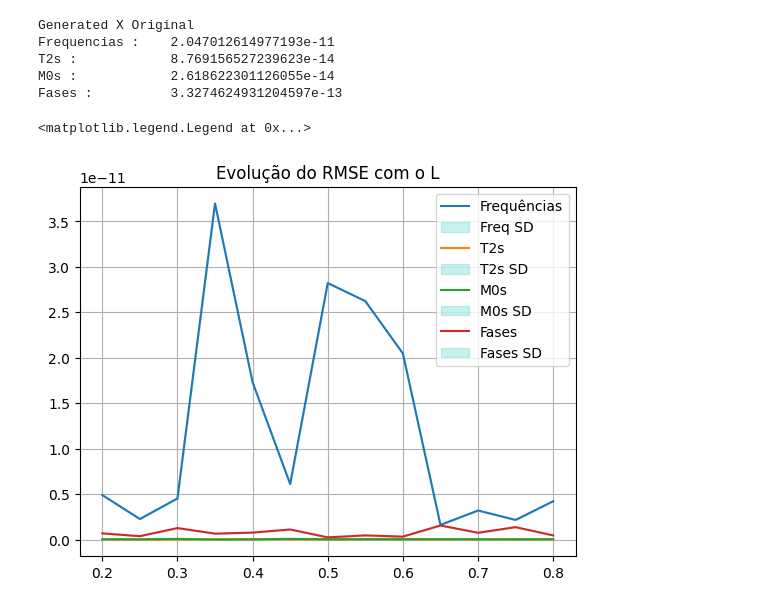
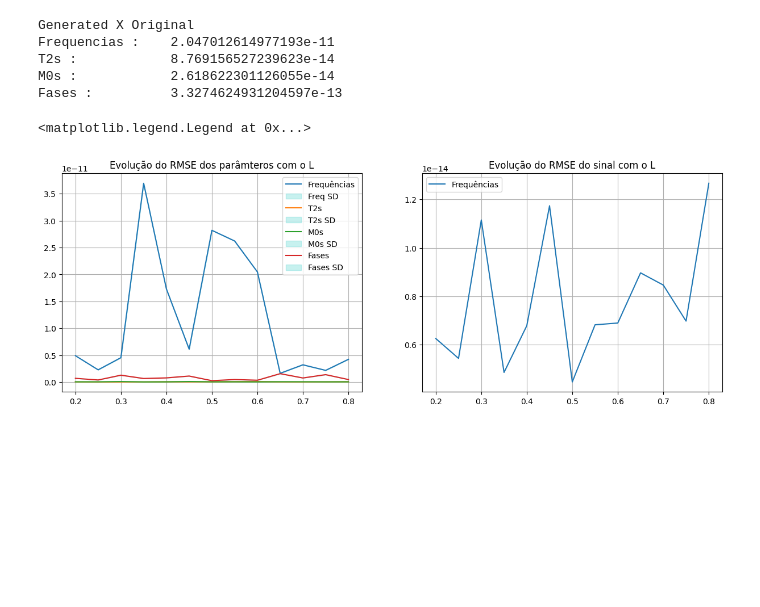
Before and after one commit to JoaoDell/MRI-study, a Jupyter notebook: examples/MPM/L_testing.ipynb, the cells around one changed output. Saved outputs shown, nothing was run; the diff lists cells and outputs as text; code cells hidden in the pictures; blank space fills up the shorter version.

Commit message:
update : svd and L testing updates

```diff
--- a/examples/MPM/L_testing.ipynb
+++ b/examples/MPM/L_testing.ipynb
@@ -127,25 +128,28 @@ for i in range(L.size):
 # %%
-file = open(folder_name + "l_testing_avg" + filename_end + ".csv", "w")
-file.write(",".join(f'{x:.6f}' for x in L) + "\n")
+if rerun == True:
+    file = open(folder_name + "l_testing_avg" + filename_end + ".csv", "w")
+    file.write(",".join(f'{x:.6f}' for x in L) + "\n")
 
-avg_RMSEs = np.average(RMSEs, axis = 2)
-file.write(",".join(str(x) for x in avg_RMSEs[0, :]) + "\n")
-file.write(",".join(str(x) for x in avg_RMSEs[1, :]) + "\n")
-file.write(",".join(str(x) for x in avg_RMSEs[2, :]) + "\n")
-file.write(",".join(str(x) for x in avg_RMSEs[3, :]))
+    avg_RMSEs = np.average(RMSEs, axis = 2)
+    file.write(",".join(str(x) for x in avg_RMSEs[0, :]) + "\n")
+    file.write(",".join(str(x) for x in avg_RMSEs[1, :]) + "\n")
+    file.write(",".join(str(x) for x in avg_RMSEs[2, :]) + "\n")
+    file.write(",".join(str(x) for x in avg_RMSEs[3, :]) + "\n")
+    file.write(",".join(str(x) for x in avg_RMSEs[4, :]))
 
-file.close()
+    file.close()
 
-file = open(folder_name + "l_testing_std" + filename_end + ".csv", "w")
-file.write(",".join(f'{x:.6f}' for x in L) + "\n")
+    file = open(folder_name + "l_testing_std" + filename_end + ".csv", "w")
+    file.write(",".join(f'{x:.6f}' for x in L) + "\n")
 
-std_RMSEs = np.std(RMSEs, axis=2)
-file.write(",".join(str(x) for x in std_RMSEs[0, :]) + "\n")
-file.write(",".join(str(x) for x in std_RMSEs[1, :]) + "\n")
-file.write(",".join(str(x) for x in std_RMSEs[2, :]) + "\n")
-file.write(",".join(str(x) for x in std_RMSEs[3, :]))
+    std_RMSEs = np.std(RMSEs, axis=2)
+    file.write(",".join(str(x) for x in std_RMSEs[0, :]) + "\n")
+    file.write(",".join(str(x) for x in std_RMSEs[1, :]) + "\n")
+    file.write(",".join(str(x) for x in std_RMSEs[2, :]) + "\n")
+    file.write(",".join(str(x) for x in std_RMSEs[3, :]) + "\n")
+    file.write(",".join(str(x) for x in std_RMSEs[4, :]))
 
-file.close()
+    file.close()
 # %%
 # If simulation is lost
 if(rerun == False):
@@ -157,17 +161,25 @@ if(rerun == False):
     file_in = pd.read_csv(folder_name + "l_testing_std" + filename_end + ".csv")
     std_RMSEs = file_in.values
 # %%
+plt.figure(figsize=(15, 5))
+plt.subplot(121)
 plt.plot(L, avg_RMSEs[0], label = "Frequências")
 plt.fill_between(L, avg_RMSEs[0] - std_RMSEs[0], avg_RMSEs[0] + std_RMSEs[0], alpha = 0.3, color = "mediumturquoise", label = "Freq SD")
 plt.plot(L, avg_RMSEs[1], label = "T2s")
 plt.fill_between(L, avg_RMSEs[1] - std_RMSEs[1], avg_RMSEs[1] + std_RMSEs[1], alpha = 0.3, color = "mediumturquoise", label = "T2s SD")
 plt.plot(L, avg_RMSEs[2], label = "M0s")
 plt.fill_between(L, avg_RMSEs[2] - std_RMSEs[2], avg_RMSEs[2] + std_RMSEs[2], alpha = 0.3, color = "mediumturquoise", label = "M0s SD")
 plt.plot(L, avg_RMSEs[3], label = "Fases")
 plt.fill_between(L, avg_RMSEs[3] - std_RMSEs[3], avg_RMSEs[3] + std_RMSEs[3], alpha = 0.3, color = "mediumturquoise", label = "Fases SD")
-plt.title("Evolução do RMSE com o L")
+plt.title("Evolução do RMSE dos parâmteros com o L")
 plt.grid()
 plt.legend()
+
+plt.subplot(122)
+plt.title("Evolução do RMSE do sinal com o L")
+plt.plot(L, avg_RMSEs[4], label = "Frequências")
+plt.grid()
+plt.legend()
 # %% [output]
 <matplotlib.legend.Legend at 0x...>
-[figure, old version]
+[figure, new version]
```
Also changed, not shown: parts of 4 cells of this notebook, 7 other files.
